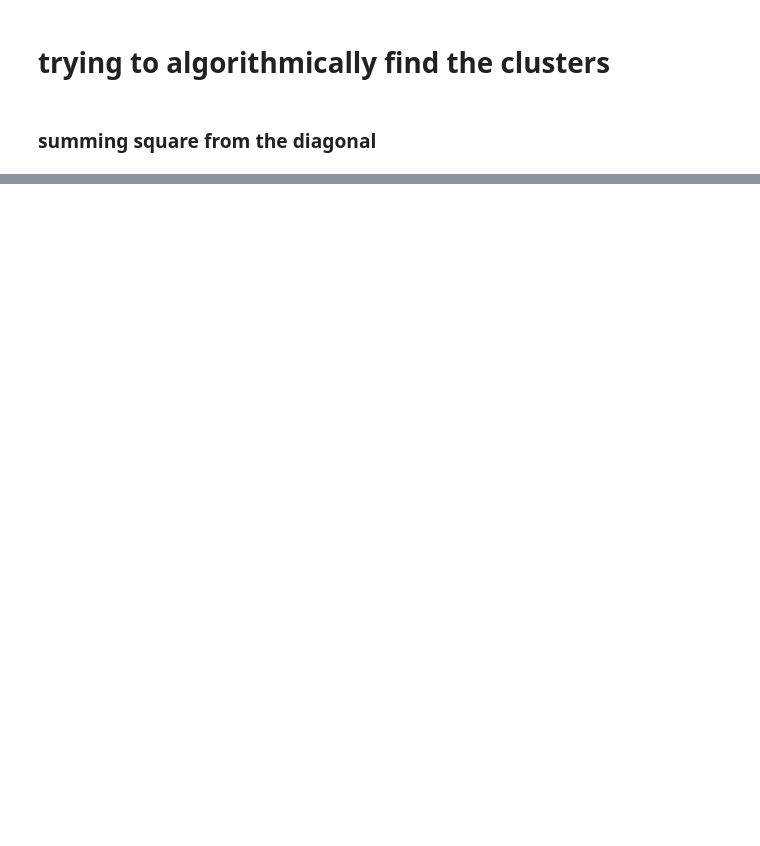
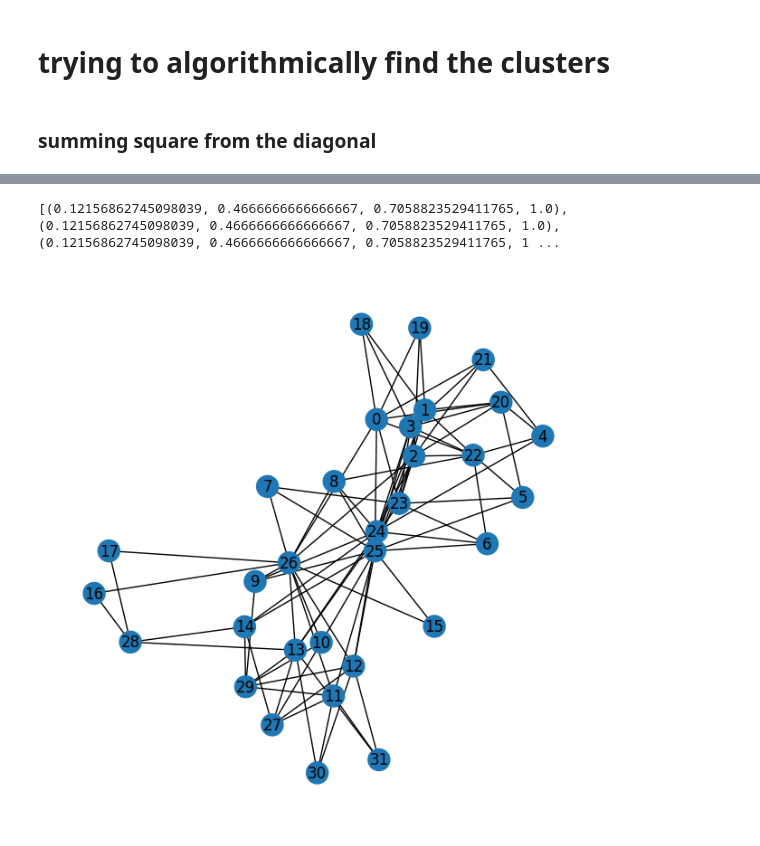
Before and after one commit to xiao278/svd_applications, a Jupyter notebook: community_detection_implementation.ipynb, the cells around one changed output, grey strips where cells are left out. Cells and saved outputs as stored; diff of their text form; code cells hidden in the pictures; blank space fills up the shorter version.

```diff
--- a/community_detection_implementation.ipynb
+++ b/community_detection_implementation.ipynb
@@ -217,3 +202,13 @@ plt.show()
+# %%
+set_1 = [9,8,4,22]
+G_2 = nx.from_numpy_array(A)
+set_2 = G_2.nodes - set_1
+labels = np.zeros((len(set_1) + len(set_2)))
+
+draw_graph(A, group_labels=labels)
+# %% [output]
+[(0.12156862745098039, 0.4666666666666667, 0.7058823529411765, 1.0), (0.12156862745098039, 0.4666666666666667, 0.7058823529411765, 1.0), (0.12156862745098039, 0.4666666666666667, 0.7058823529411765, 1 ...
+[figure, added]
 # %%
 CMU, CMS, CMVt = np.linalg.svd(CM_REORDERED)
 CMV = CMVt.T
```
Also changed, not shown: parts of 13 cells of this notebook, 2 other files.
